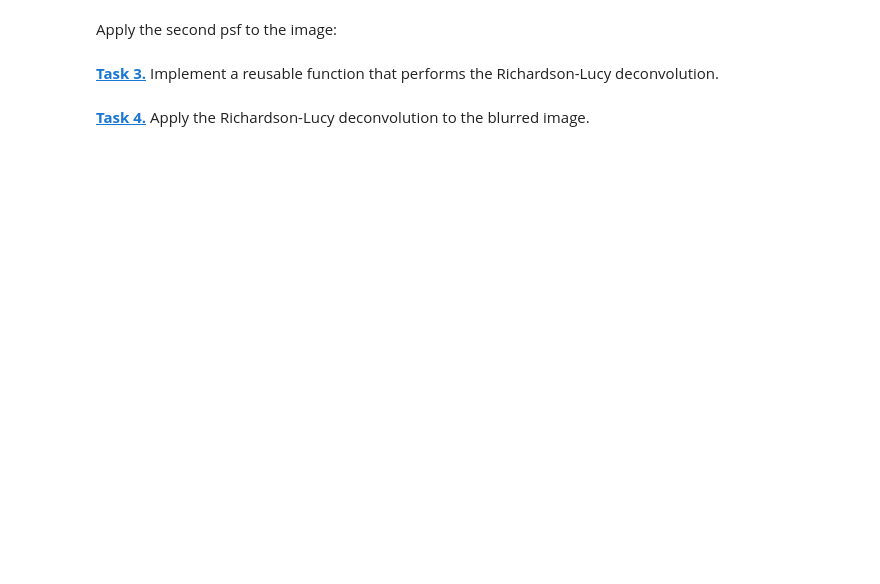
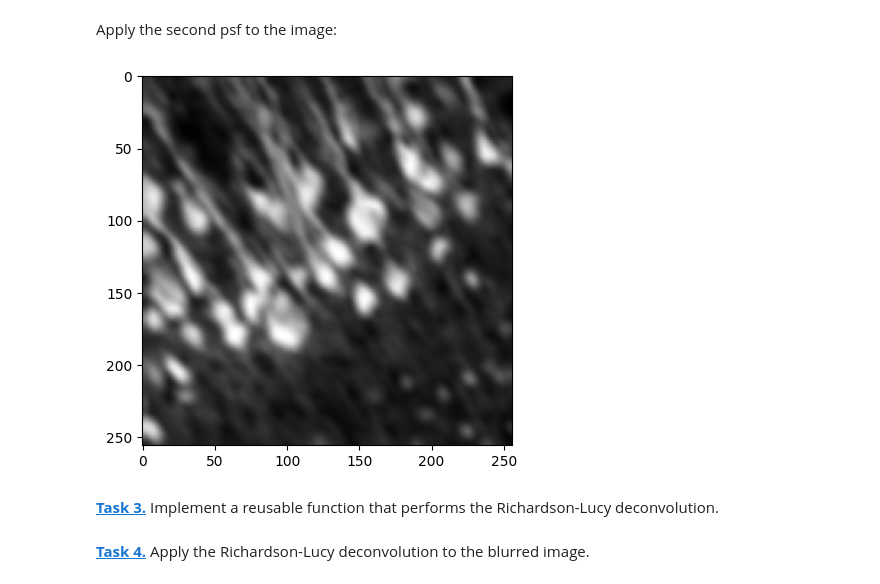
Before and after one commit to AminaSwob/mobi-fs5-python, a Jupyter notebook: deconvolution.ipynb, the cells around one changed output. Drawn from its saved outputs; the diff is of its cells as text; code cells hidden in the pictures; blank space fills up the shorter version.

```diff
--- a/deconvolution.ipynb
+++ b/deconvolution.ipynb
@@ -35,5 +46,11 @@ plt.imshow(create_psf(psf_size), 'gray')
 # %% [markdown]
 Apply the second psf to the image:
+# %%
+app_gauss = conv(img, create_psf(psf_size), mode='same',boundary='symm')
+plt.imshow(app_gauss, 'gray')
+plt.show()
+# %% [output]
+[figure, added]
 # %% [markdown]
 **[Task 3.]()** Implement a reusable function that performs the Richardson-Lucy deconvolution.
 # %%
```
Also changed, not shown: parts of 8 cells of this notebook.
